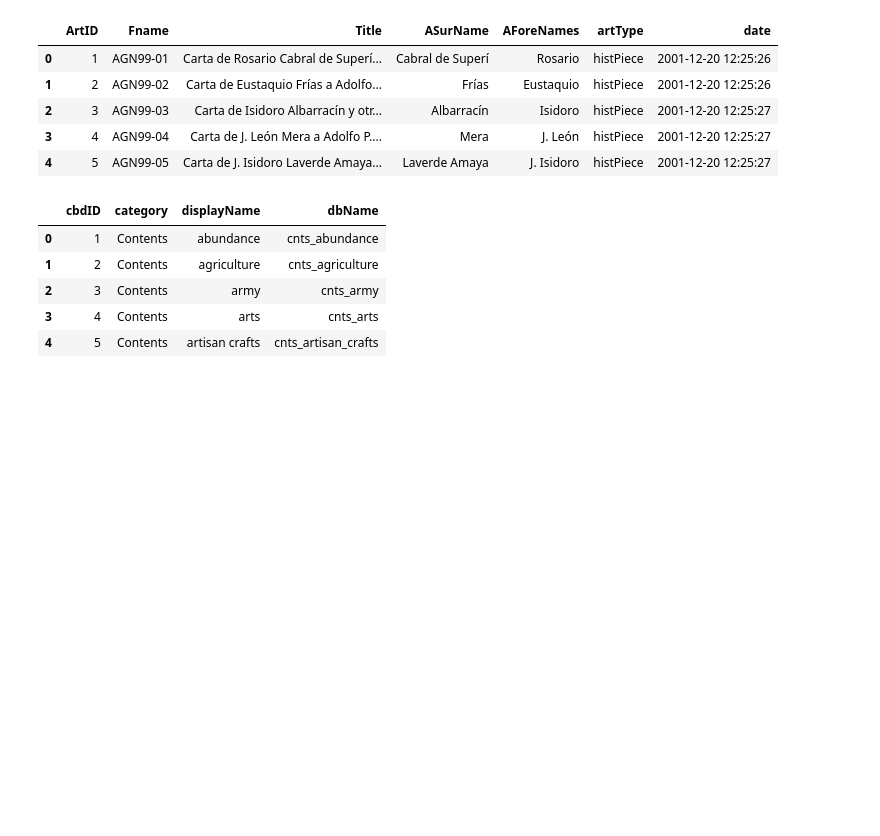
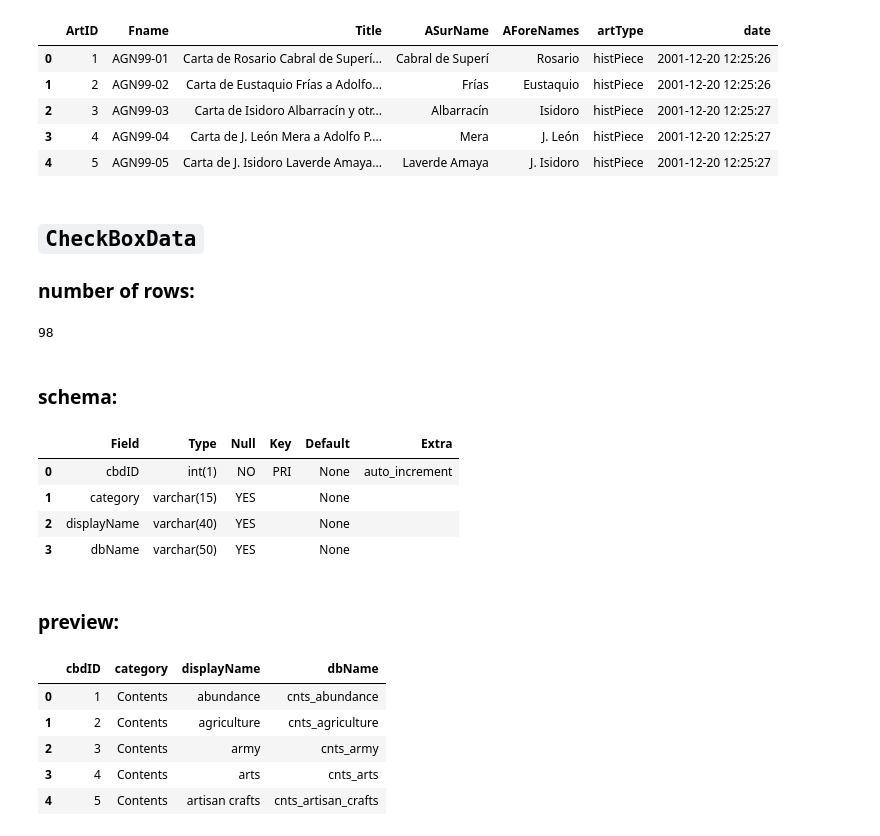
Before and after one commit to mnyrop/relics_and_selves, a Jupyter notebook: explore_and_export.ipynb, the cells around one changed output. Saved outputs shown, nothing was run; the diff lists cells and outputs as text; code cells hidden in the pictures; blank space fills up the shorter version.

```diff
--- a/explore_and_export.ipynb
+++ b/explore_and_export.ipynb
@@ -25,6 +65,26 @@ data_frames['article'].head()
 | 2 | 3 | AGN99-03 | Carta de Isidoro Albarracín y otr... | Albarracín | Isidoro | histPiece | 2001-12-20 12:25:27 |
 | 3 | 4 | AGN99-04 | Carta de J. León Mera a Adolfo P.... | Mera | J. León | histPiece | 2001-12-20 12:25:27 |
 | 4 | 5 | AGN99-05 | Carta de J. Isidoro Laverde Amaya... | Laverde Amaya | J. Isidoro | histPiece | 2001-12-20 12:25:27 |
+# %% [markdown]
+## `CheckBoxData`
+
+### number of rows:
+# %%
+len(data_frames['CheckBoxData'])
+# %% [output]
+98
+# %% [markdown]
+### schema:
+# %%
+pd.read_sql('DESCRIBE CheckBoxData', con=connector)
+# %% [output]
+|  | Field | Type | Null | Key | Default | Extra |
+| 0 | cbdID | int(1) | NO | PRI | None | auto_increment |
+| 1 | category | varchar(15) | YES |  | None |  |
+| 2 | displayName | varchar(40) | YES |  | None |  |
+| 3 | dbName | varchar(50) | YES |  | None |  |
+# %% [markdown]
+### preview:
 # %%
 data_frames['CheckBoxData'].head()
 # %% [output]
```
Also changed, not shown: parts of 49 cells of this notebook, 2 other files.
